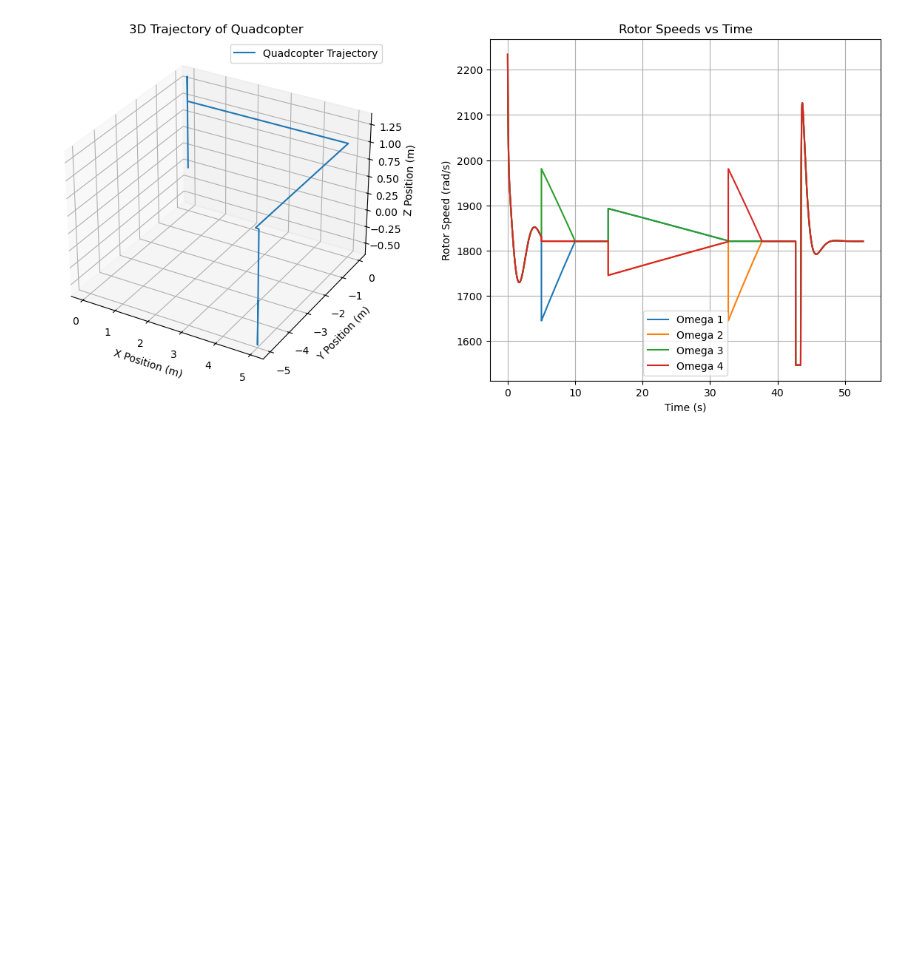
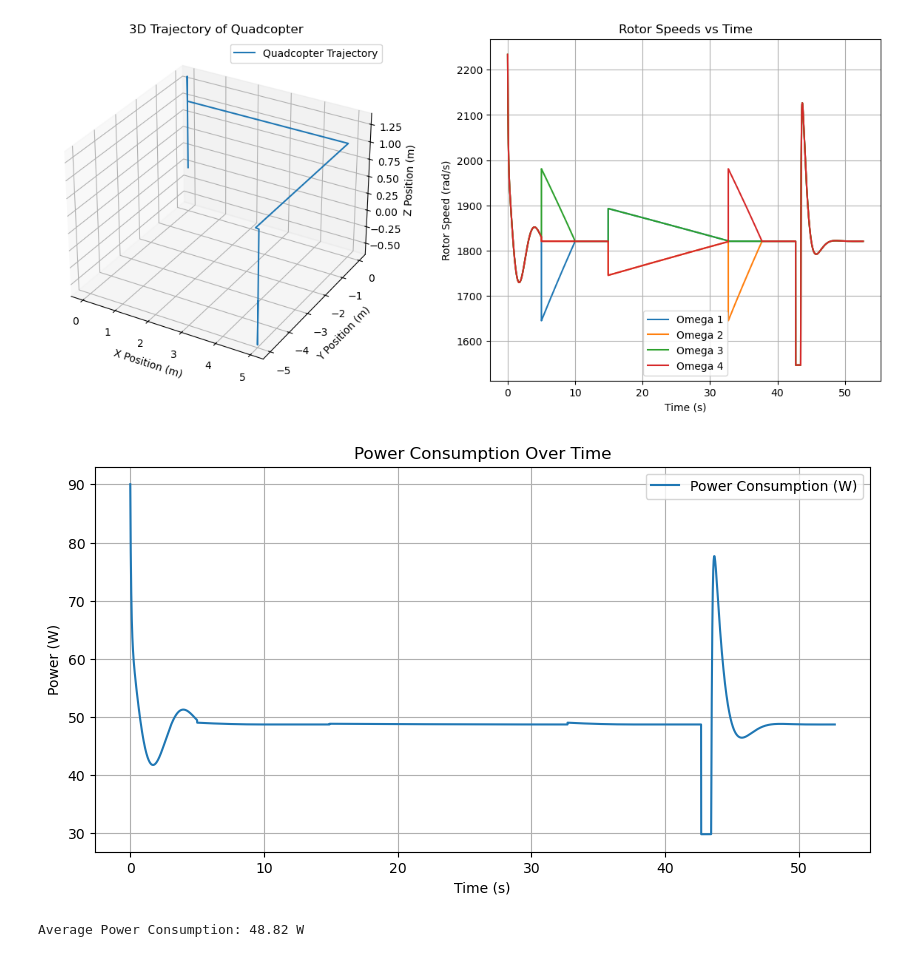
Before and after one commit to jasonyuhengli/352quadcopter, a Jupyter notebook: Quadcopter Bonus.ipynb, the cells around one changed output. Cells and saved outputs as stored; diff of their text form; code cells hidden in the pictures; blank space fills up the shorter version.

```diff
--- a/Quadcopter Bonus.ipynb
+++ b/Quadcopter Bonus.ipynb
@@ -188,30 +188,96 @@ for t in np.arange(0, 10, dt):  # Simulate for 10 seconds
     update_position_and_omegas(5, -5, height, 0, 0, velocity, [omega, omega, omega, omega],  curtime + t)
 ################
 
 # Plot the 3D trajectory
 fig = plt.figure(figsize=(15, 6))
 
 # 3D Trajectory Plot
 ax1 = fig.add_subplot(121, projection='3d')
 ax1.plot(trajectory_x, trajectory_y, trajectory_z, label="Quadcopter Trajectory")
 ax1.set_xlabel("X Position (m)")
 ax1.set_ylabel("Y Position (m)")
 ax1.set_zlabel("Z Position (m)")
 ax1.set_title("3D Trajectory of Quadcopter")
 ax1.legend()
 
 # Rotor Speeds Plot
 ax2 = fig.add_subplot(122)
 ax2.plot(time_steps, omega_1_values, label='Omega 1')
 ax2.plot(time_steps, omega_2_values, label='Omega 2')
 ax2.plot(time_steps, omega_3_values, label='Omega 3')
 ax2.plot(time_steps, omega_4_values, label='Omega 4')
 ax2.set_xlabel('Time (s)')
 ax2.set_ylabel('Rotor Speed (rad/s)')
 ax2.set_title('Rotor Speeds vs Time')
 ax2.legend()
 ax2.grid()
 
 plt.show()
+
+# # Initialize total energy consumption
+# total_energy = 0
+
+# # Calculate energy consumption for each time step
+# for i in range(len(time_steps)):
+#     omega1 = omega_1_values[i]
+#     omega2 = omega_2_values[i]
+#     omega3 = omega_3_values[i]
+#     omega4 = omega_4_values[i]
+
+#     # Energy for current time step
+#     energy = k * (omega1**2 + omega2**2 + omega3**2 + omega4**2) * dt
+#     total_energy += energy
+
+# # Calculate average energy consumption
+# simulation_duration = time_steps[-1] - time_steps[0]
+# average_energy = total_energy / simulation_duration
+
+# print(f"Total Energy Consumption: {total_energy:.2f} J")
+# print(f"Average Energy Consumption: {average_energy:.2f} W")
+
+power_consumptions = []
+for i in range(len(omega_1_values)):
+    omega1 = omega_1_values[i]
+    omega2 = omega_2_values[i]
+    omega3 = omega_3_values[i]
+    omega4 = omega_4_values[i]
+
+    # Compute thrust for all rotors
+    thrust1 = k * omega1**2
+    thrust2 = k * omega2**2
+    thrust3 = k * omega3**2
+    thrust4 = k * omega4**2
+
+# Compute induced velocity for each rotor
+    v_induced1 = np.sqrt(thrust1 / (2 * rho * A))
+    v_induced2 = np.sqrt(thrust2 / (2 * rho * A))
+    v_induced3 = np.sqrt(thrust3 / (2 * rho * A))
+    v_induced4 = np.sqrt(thrust4 / (2 * rho * A))
+
+    # Compute power for each rotor
+    power1 = thrust1 * v_induced1
+    power2 = thrust2 * v_induced2
+    power3 = thrust3 * v_induced3
+    power4 = thrust4 * v_induced4
+
+    # Compute total power
+    total_power = power1 + power2 + power3 + power4
+    power_consumptions.append(total_power)
+
+
+
+# Plot power consumption over time
+plt.figure(figsize=(10, 5))
+plt.plot(time_steps, power_consumptions, label='Power Consumption (W)')
+plt.xlabel('Time (s)')
+plt.ylabel('Power (W)')
+plt.title('Power Consumption Over Time')
+plt.legend()
+plt.grid()
+plt.show()
+average_power = sum(power_consumptions) / len(power_consumptions)
+print(f"Average Power Consumption: {average_power:.2f} W")
 # %% [output]
 [figure]
+[figure, added]
+Average Power Consumption: 48.82 W
```
